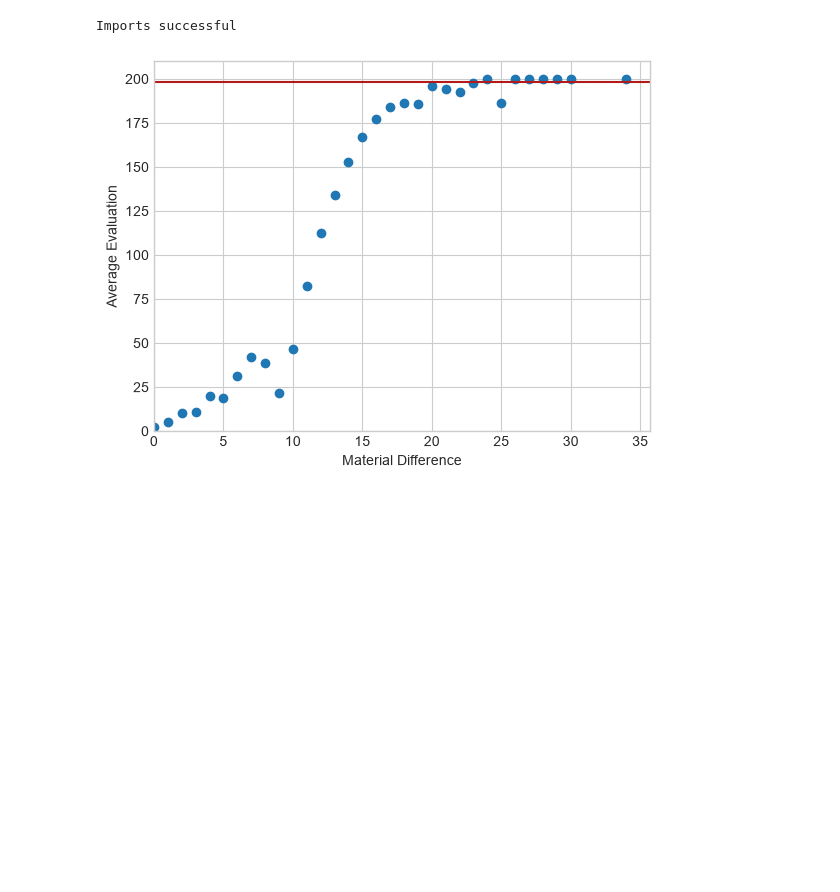
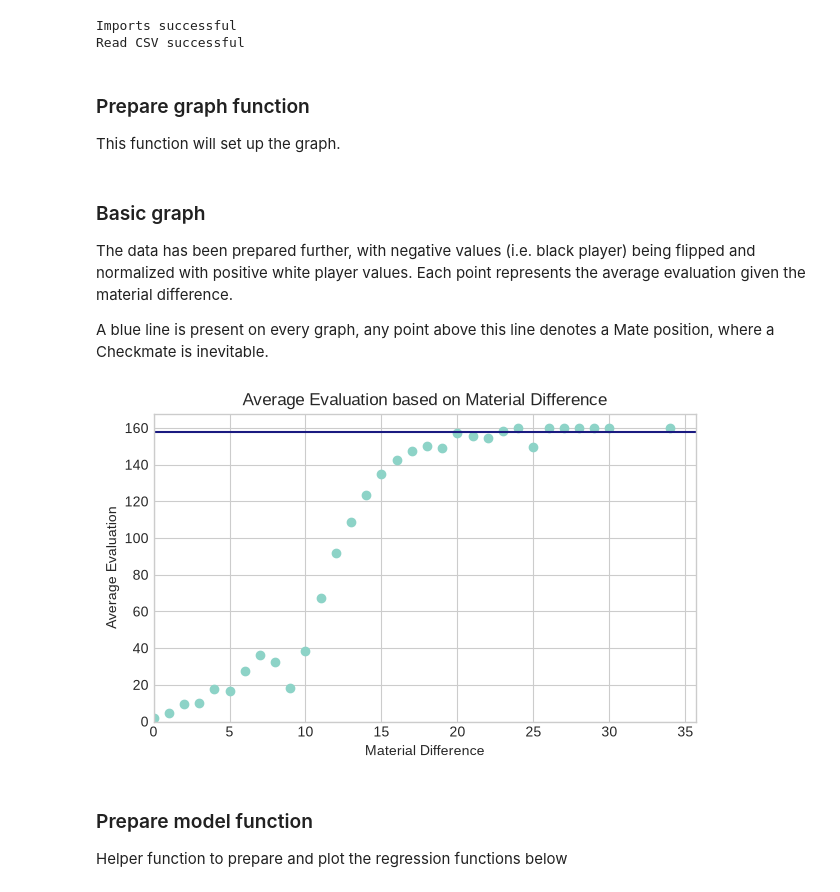
Before and after one commit to GreatBrandon/DataSciencePortfolio, a Jupyter notebook: LinearRegression.ipynb, the cells around one changed output. Drawn from its saved outputs; the diff is of its cells as text; code cells hidden in the pictures; blank space fills up the shorter version.

Commit message:
Completed linear regression Added markdown and comments Slightly modified processData to bring down mate evaluation ceiling

```diff
--- a/LinearRegression.ipynb
+++ b/LinearRegression.ipynb
@@ -1,6 +9,4 @@
 # %%
-import math
-
 import pandas as pd
 import numpy as np
 import matplotlib.pyplot as plt
@@ -8,5 +14,8 @@ import matplotlib.pyplot as plt
 plt.style.use('seaborn-v0_8-whitegrid')
 
 print("Imports successful")
+csv = pd.read_csv('chessData_formatted.csv')
+print("Read CSV successful")
 # %% [output]
 Imports successful
+Read CSV successful
@@ -15,31 +22,43 @@ csv = pd.read_csv('chessData_formatted.csv')
+# %% [markdown]
+### Prepare graph function
+
+This function will set up the graph.
+# %%
+def prepare_graph(x_axis, y_axis, title):
+    plt.figure(figsize=[7,4])
+    plt.scatter(x_axis,y_axis)
+    plt.axhline(y=158, color=(0.1, 0.1, 0.5), linestyle='-')
+    plt.xlabel('Material Difference')
+    plt.ylabel('Average Evaluation')
+    plt.title(title)
+    plt.xlim(0)
+    plt.ylim(0)
+# %% [markdown]
+### Basic graph
+
+The data has been prepared further, with negative values (i.e. black player) being flipped and normalized with positive white player values. Each point represents the average evaluation given the material difference.
+
+A blue line is present on every graph, any point above this line denotes a Mate position, where a Checkmate is inevitable.
 # %%
 materialDiff = np.abs(csv['material_diff'])
 evaluations = np.abs(csv['Evaluation']) / 100
-evaluations = np.clip(evaluations, 0, 200)
-
-# plt.scatter(materialDiff,evaluations)
-# plt.xlabel('Material Difference')
-# plt.ylabel('Evaluations')
-# plt.show()
 
 df = pd.DataFrame({
     'materialDiff': materialDiff,
     'evaluations': evaluations
 })
-# Average evaluation for each material difference
 grouped = df.groupby('materialDiff')['evaluations'].mean()
 
-# x = np.abs(grouped.index.to_numpy())
-# y = np.abs(grouped.values)
 x = grouped.index
 y = grouped.values
 
-plt.scatter(x,y)
-plt.xlabel('Material Difference')
-plt.ylabel('Average Evaluation')
-plt.xlim(0)
-plt.ylim(0)
-plt.axhline(y=198, color=(0.7, 0.1, 0.1), linestyle='-')
+xnumpy = x.to_numpy()
+
+prepare_graph(x, y, 'Average Evaluation based on Material Difference')
 plt.show()
 # %% [output]
-[figure, old version]
+[figure, new version]
+# %% [markdown]
+### Prepare model function
+
+Helper function to prepare and plot the regression functions below
```
Also changed, not shown: parts of 16 cells of this notebook, 1 other file.
